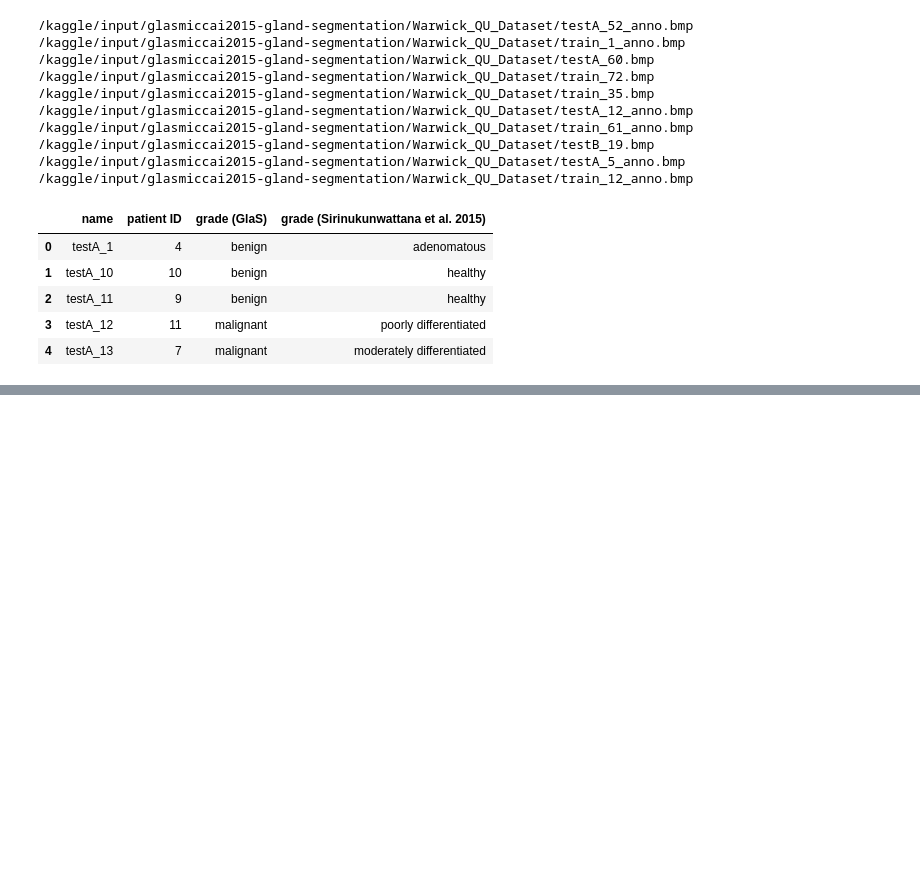
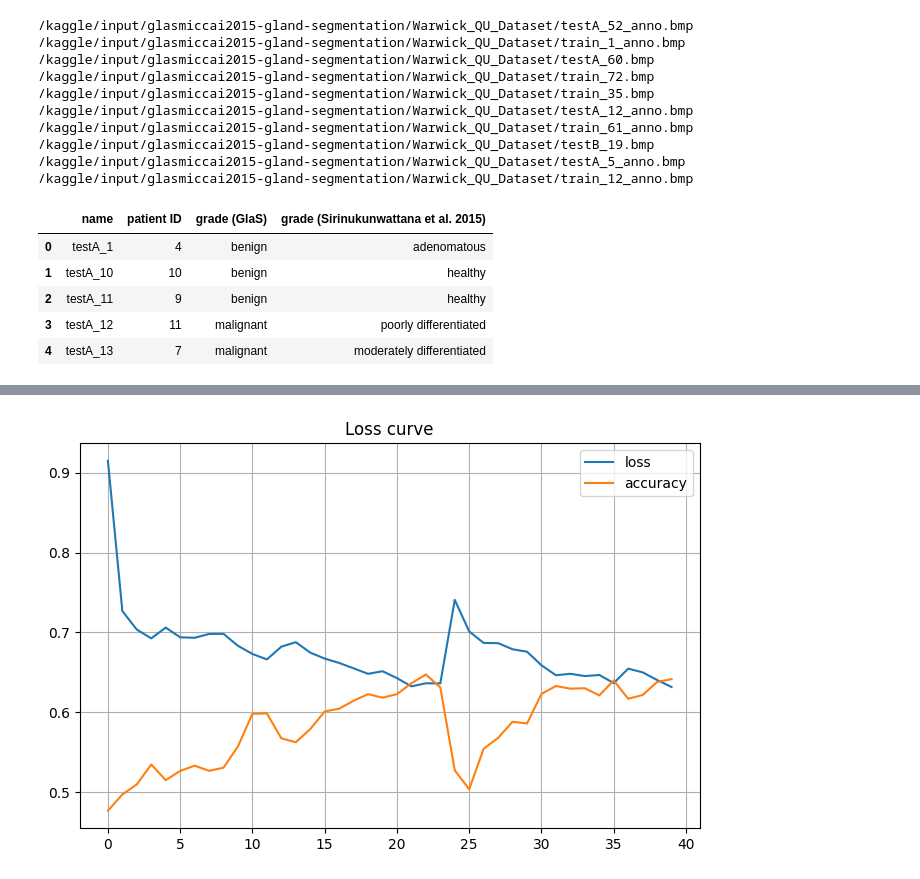
Before and after one commit to ViktorOhrner/GlandSegmentation, a Jupyter notebook: gland-segmentation.ipynb, the cells around one changed output, grey strips where cells are left out. Drawn from its saved outputs; the diff is of its cells as text; code cells hidden in the pictures; blank space fills up the shorter version.

```diff
--- a/gland-segmentation.ipynb
+++ b/gland-segmentation.ipynb
@@ -92,0 +142,27 @@ test_Y = test_Y[range(test_id)]
+# %%
+def build_unet_model():
+    inputs = keras.layers.Input(shape=(height, width, 3,))
+    # Down sampling
+    f1, p1 = down_sampling(inputs, 32)
+    f2, p2 = down_sampling(p1, 64)
+    f3, p3 = down_sampling(p2, 128)
+    f4, p4 = down_sampling(p3, 256)
+
+    # Bottle Neck
+    bottleneck = double_conv(p4, 512)
+
+    # Up sampling
+    u6 = up_sampling(bottleneck, f4, 256)
+    u7 = up_sampling(u6, f3, 128)
+    u8 = up_sampling(u7, f2, 64)
+    u9 = up_sampling(u8, f1, 32)
+
+    # outputs
+    outputs = keras.layers.Conv2D(3, 1, padding='same', activation='softmax')(u9)
+
+    unet = keras.Model(inputs, outputs, name='U-net')
+
+    return unet
+# %%
+unet_model = build_unet_model()
+unet_model.summary()
@@ -92,0 +189,7 @@ test_Y = test_Y[range(test_id)]
+# %%
+unet_model.compile(optimizer=keras.optimizers.Adam(),
+                  loss='sparse_categorical_crossentropy',
+                  metrics='accuracy')
+# %%
+epochs = 40
+history = unet_model.fit(train_X, train_Y, epochs=epochs, batch_size=8)
@@ -93,3 +216,11 @@ test_Y = test_Y[range(test_id)]
+# %%
+pd.DataFrame(history.history).plot(figsize=(8, 5))
+plt.grid(True)
+plt.title('Loss curve')
+plt.savefig('/kaggle/working/loss.png')
+plt.show()
+# %% [output]
+[figure, added]
 # %%
 path = '/kaggle/input/glasmiccai2015-gland-segmentation/Warwick_QU_Dataset/train_11_anno.bmp'
 # %%
```
Also changed, not shown: parts of 17 cells of this notebook.
